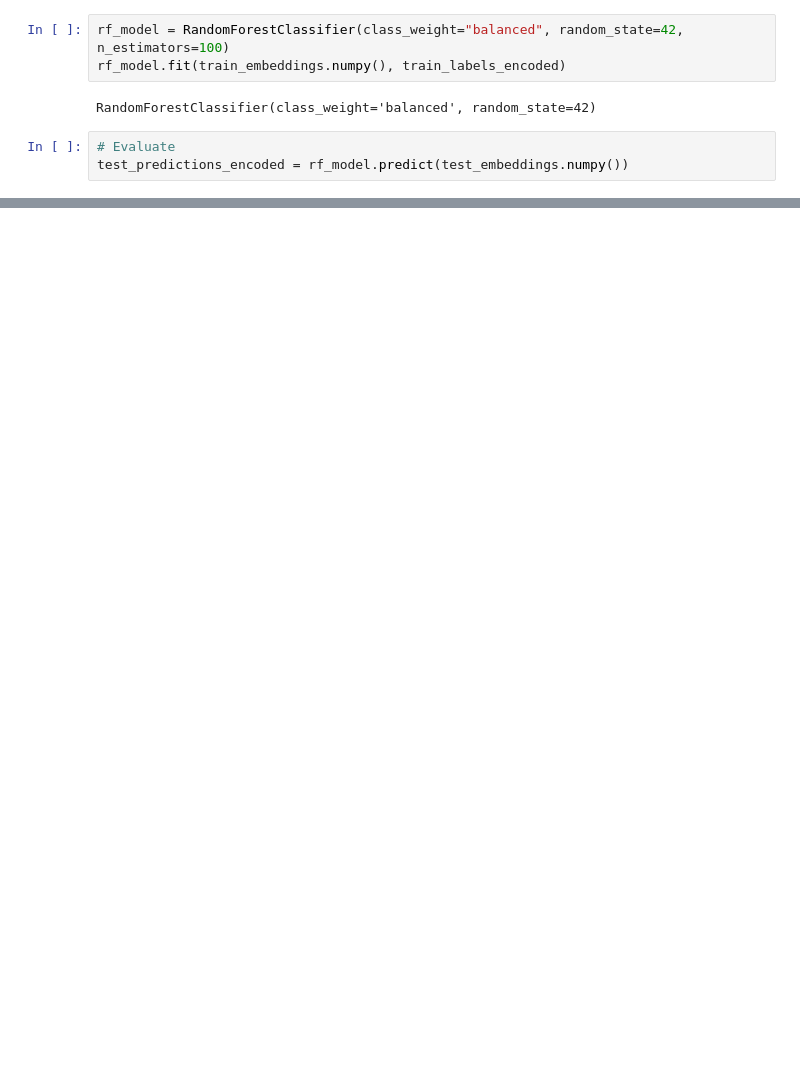
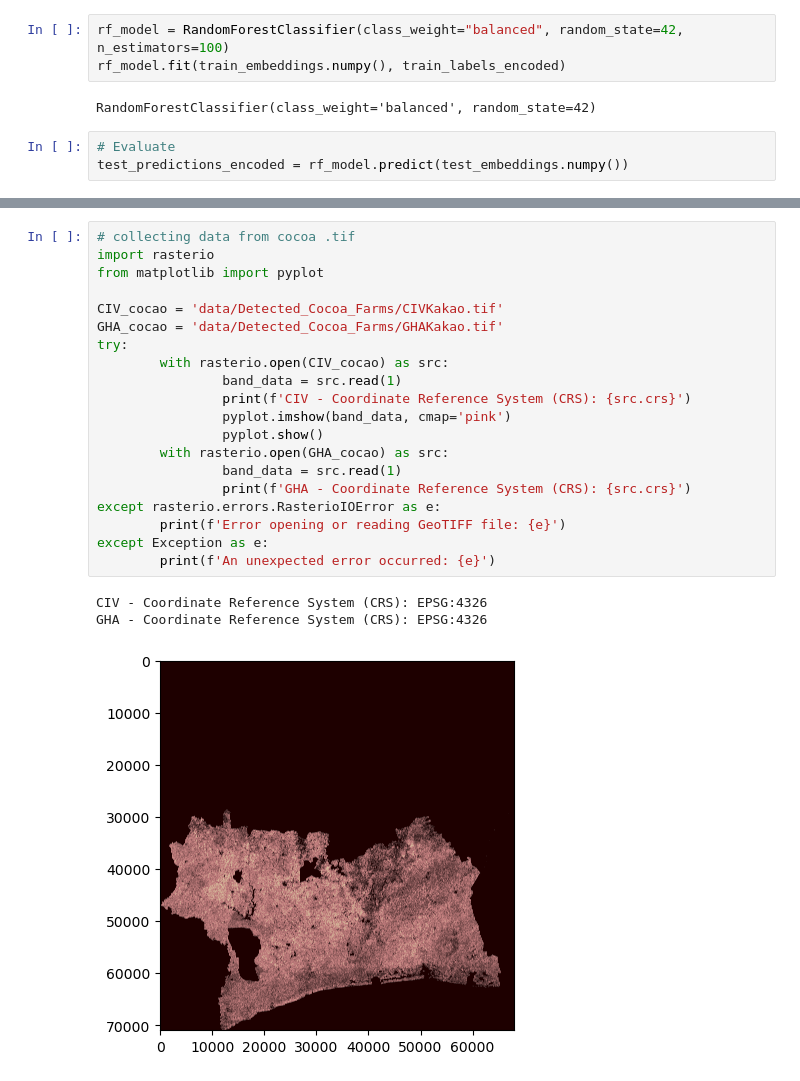
Before and after one commit to jennifer-luo-dev/gradient-growers, a Jupyter notebook: StarterNotebook.ipynb, the cells around one changed output, grey strips where cells are left out. Saved outputs shown, nothing was run; the diff lists cells and outputs as text; blank space fills up the shorter version.

Commit message:
CIV GHA cocoa

```diff
--- a/StarterNotebook.ipynb
+++ b/StarterNotebook.ipynb
@@ -311,0 +404,24 @@ submission.head()
+# %%
+# collecting data from cocoa .tif
+import rasterio
+from matplotlib import pyplot
+
+CIV_cocao = 'data/Detected_Cocoa_Farms/CIVKakao.tif'
+GHA_cocao = 'data/Detected_Cocoa_Farms/GHAKakao.tif'
+try:
+        with rasterio.open(CIV_cocao) as src:
+                band_data = src.read(1)
+                print(f'CIV - Coordinate Reference System (CRS): {src.crs}')
+                pyplot.imshow(band_data, cmap='pink')
+                pyplot.show()
+        with rasterio.open(GHA_cocao) as src:
+                band_data = src.read(1)
+                print(f'GHA - Coordinate Reference System (CRS): {src.crs}')
+except rasterio.errors.RasterioIOError as e:
+        print(f'Error opening or reading GeoTIFF file: {e}')
+except Exception as e:
+        print(f'An unexpected error occurred: {e}')
+# %% [output]
+CIV - Coordinate Reference System (CRS): EPSG:4326
+GHA - Coordinate Reference System (CRS): EPSG:4326
+[figure, added]
```
Also changed, not shown: parts of 10 cells of this notebook.
